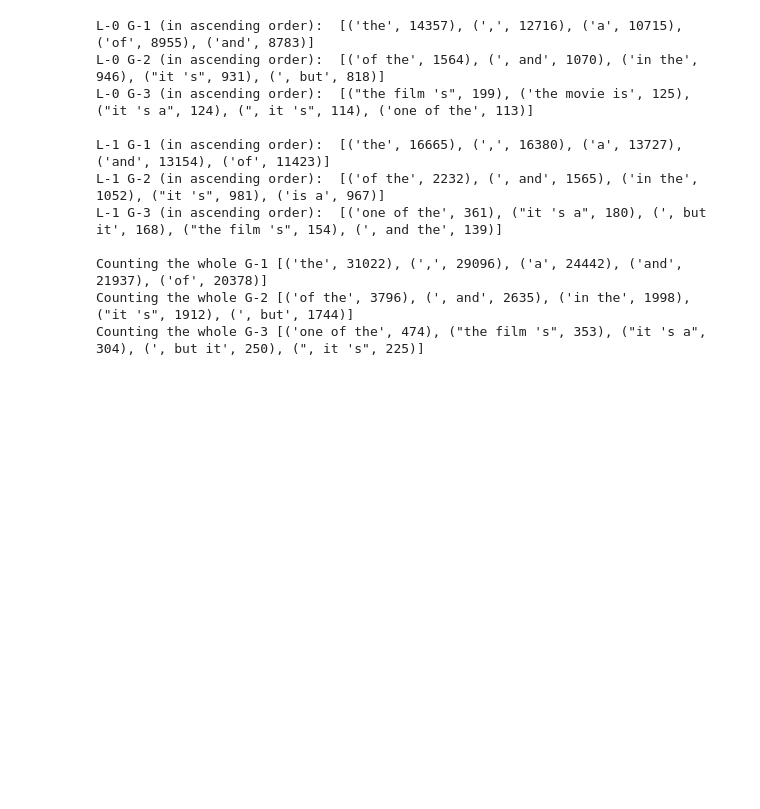
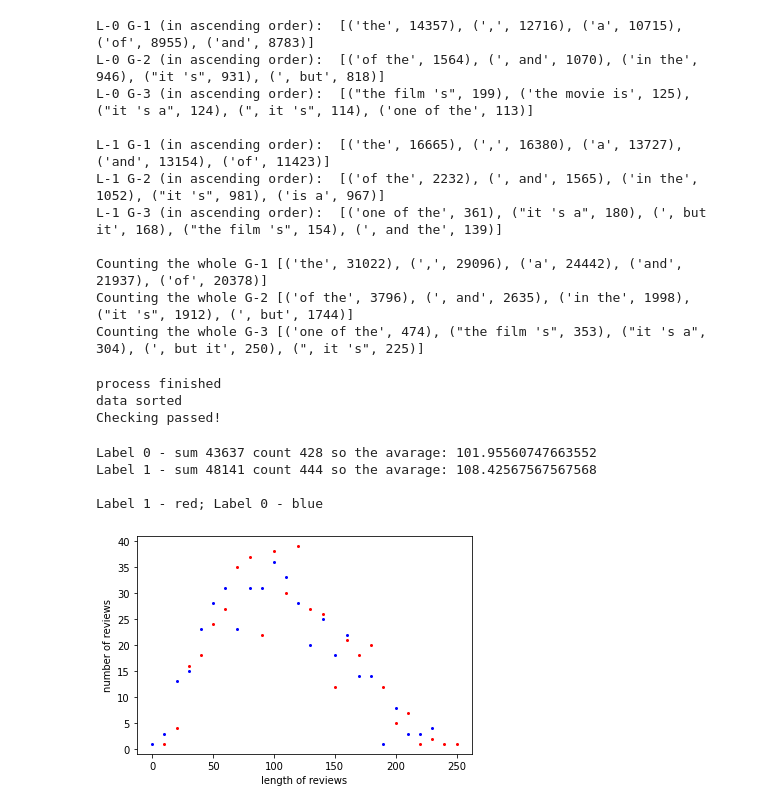
Before and after one commit to Olaybence/Web-Science, a Jupyter notebook: Assignment/SST2/nGrams.ipynb, the cells around one changed output. Cells and saved outputs as stored; diff of their text form; code cells hidden in the pictures; blank space fills up the shorter version.

Commit message:
Dev, Test data added

```diff
--- a/Assignment/SST2/nGrams.ipynb
+++ b/Assignment/SST2/nGrams.ipynb
@@ -204,3 +205,20 @@ L-1 G-3 (in ascending order):  [('one of the', 361), ("it 's a", 180), (', but i
 Counting the whole G-1 [('the', 31022), (',', 29096), ('a', 24442), ('and', 21937), ('of', 20378)]
 Counting the whole G-2 [('of the', 3796), (', and', 2635), ('in the', 1998), ("it 's", 1912), (', but', 1744)]
 Counting the whole G-3 [('one of the', 474), ("the film 's", 353), ("it 's a", 304), (', but it', 250), (", it 's", 225)]
+# %%
+dev = Analyzer("stsa.binary.dev")
+dev.processData()
+dev.sortData()
+dev.checkCounting()
+# %% [output]
+process finished
+data sorted
+Checking passed!
+# %%
+dev.lengthColleration()
+# %% [output]
+Label 0 - sum 43637 count 428 so the avarage: 101.95560747663552
+Label 1 - sum 48141 count 444 so the avarage: 108.42567567567568
+
+Label 1 - red; Label 0 - blue
+[figure, added]
```
Also changed, not shown: parts of 6 cells of this notebook, 3 other files.
